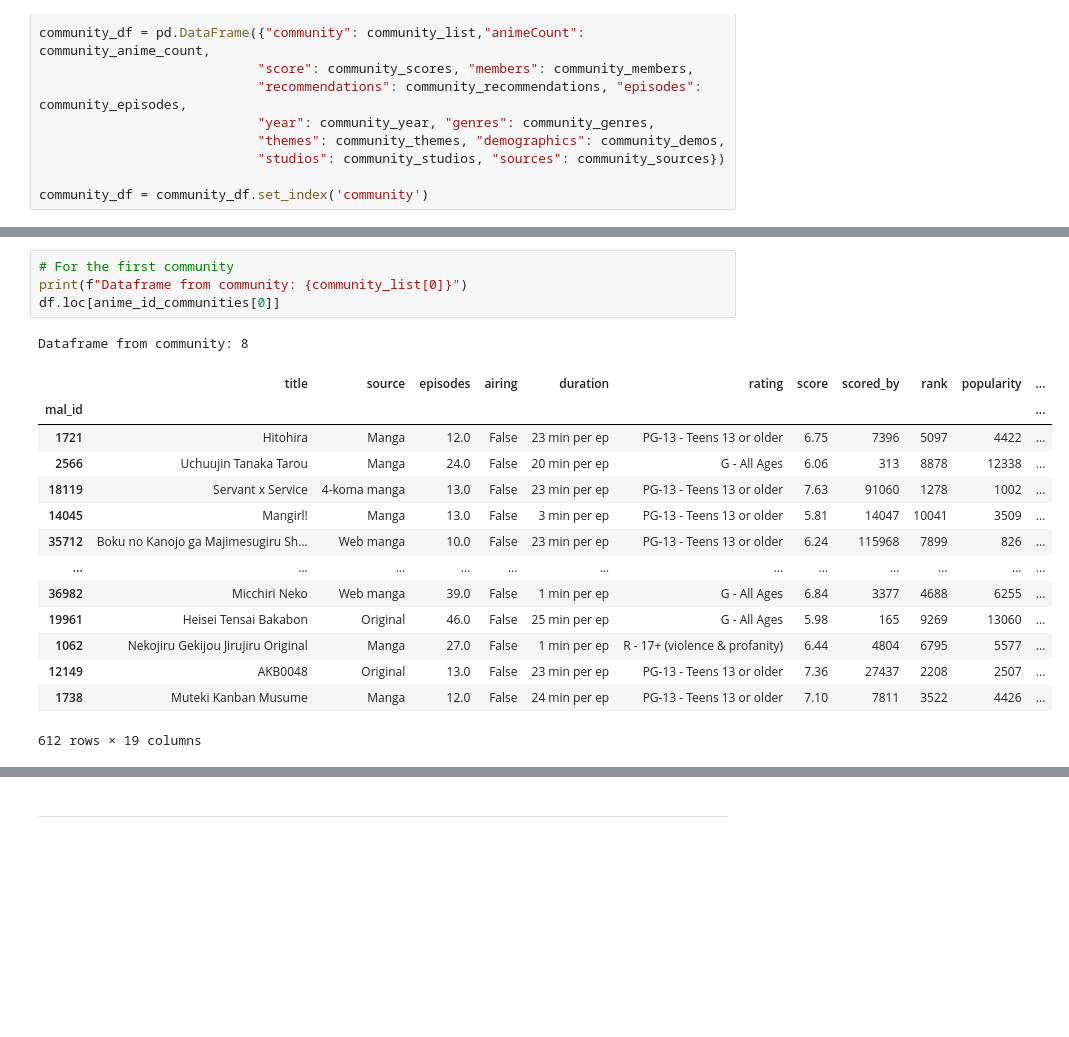
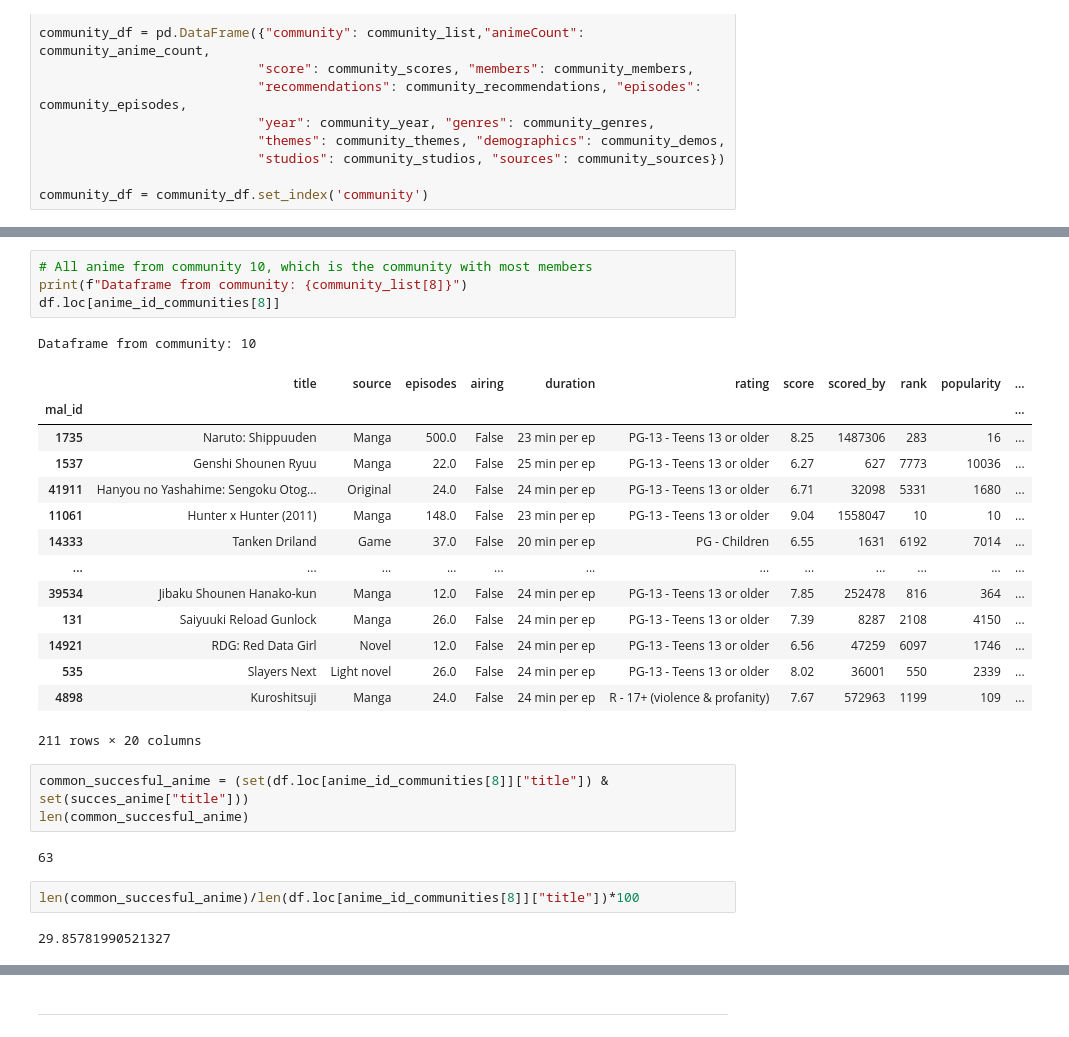
Before and after one commit to MarcBrejner/ProjectMAL, a Jupyter notebook: project.ipynb, the cells around one changed output, grey strips where cells are left out. Cells and saved outputs as stored; diff of their text form; blank space fills up the shorter version.

```diff
--- a/project.ipynb
+++ b/project.ipynb
@@ -852,20 +862,29 @@ community_df
 # %%
-# For the first community
-print(f"Dataframe from community: {community_list[0]}")
-df.loc[anime_id_communities[0]]
+# All anime from community 10, which is the community with most members
+print(f"Dataframe from community: {community_list[8]}")
+df.loc[anime_id_communities[8]]
 # %% [output]
-Dataframe from community: 8
+Dataframe from community: 10
 |  | title | source | episodes | airing | duration | rating | score | scored_by | rank | popularity | ... |
 | mal_id |  |  |  |  |  |  |  |  |  |  | ... |
-| 1721 | Hitohira | Manga | 12.0 | False | 23 min per ep | PG-13 - Teens 13 or older | 6.75 | 7396 | 5097 | 4422 | ... |
-| 2566 | Uchuujin Tanaka Tarou | Manga | 24.0 | False | 20 min per ep | G - All Ages | 6.06 | 313 | 8878 | 12338 | ... |
-| 18119 | Servant x Service | 4-koma manga | 13.0 | False | 23 min per ep | PG-13 - Teens 13 or older | 7.63 | 91060 | 1278 | 1002 | ... |
-| 14045 | Mangirl! | Manga | 13.0 | False | 3 min per ep | PG-13 - Teens 13 or older | 5.81 | 14047 | 10041 | 3509 | ... |
-| 35712 | Boku no Kanojo ga Majimesugiru Sh... | Web manga | 10.0 | False | 23 min per ep | PG-13 - Teens 13 or older | 6.24 | 115968 | 7899 | 826 | ... |
+| 1735 | Naruto: Shippuuden | Manga | 500.0 | False | 23 min per ep | PG-13 - Teens 13 or older | 8.25 | 1487306 | 283 | 16 | ... |
+| 1537 | Genshi Shounen Ryuu | Manga | 22.0 | False | 25 min per ep | PG-13 - Teens 13 or older | 6.27 | 627 | 7773 | 10036 | ... |
+| 41911 | Hanyou no Yashahime: Sengoku Otog... | Original | 24.0 | False | 24 min per ep | PG-13 - Teens 13 or older | 6.71 | 32098 | 5331 | 1680 | ... |
+| 11061 | Hunter x Hunter (2011) | Manga | 148.0 | False | 23 min per ep | PG-13 - Teens 13 or older | 9.04 | 1558047 | 10 | 10 | ... |
+| 14333 | Tanken Driland | Game | 37.0 | False | 20 min per ep | PG - Children | 6.55 | 1631 | 6192 | 7014 | ... |
 | ... | ... | ... | ... | ... | ... | ... | ... | ... | ... | ... | ... |
-| 36982 | Micchiri Neko | Web manga | 39.0 | False | 1 min per ep | G - All Ages | 6.84 | 3377 | 4688 | 6255 | ... |
-| 19961 | Heisei Tensai Bakabon | Original | 46.0 | False | 25 min per ep | G - All Ages | 5.98 | 165 | 9269 | 13060 | ... |
-| 1062 | Nekojiru Gekijou Jirujiru Original | Manga | 27.0 | False | 1 min per ep | R - 17+ (violence & profanity) | 6.44 | 4804 | 6795 | 5577 | ... |
-| 12149 | AKB0048 | Original | 13.0 | False | 23 min per ep | PG-13 - Teens 13 or older | 7.36 | 27437 | 2208 | 2507 | ... |
-| 1738 | Muteki Kanban Musume | Manga | 12.0 | False | 24 min per ep | PG-13 - Teens 13 or older | 7.10 | 7811 | 3522 | 4426 | ... |
+| 39534 | Jibaku Shounen Hanako-kun | Manga | 12.0 | False | 24 min per ep | PG-13 - Teens 13 or older | 7.85 | 252478 | 816 | 364 | ... |
+| 131 | Saiyuuki Reload Gunlock | Manga | 26.0 | False | 24 min per ep | PG-13 - Teens 13 or older | 7.39 | 8287 | 2108 | 4150 | ... |
+| 14921 | RDG: Red Data Girl | Novel | 12.0 | False | 24 min per ep | PG-13 - Teens 13 or older | 6.56 | 47259 | 6097 | 1746 | ... |
+| 535 | Slayers Next | Light novel | 26.0 | False | 24 min per ep | PG-13 - Teens 13 or older | 8.02 | 36001 | 550 | 2339 | ... |
+| 4898 | Kuroshitsuji | Manga | 24.0 | False | 24 min per ep | R - 17+ (violence & profanity) | 7.67 | 572963 | 1199 | 109 | ... |
-612 rows × 19 columns
+211 rows × 20 columns
+# %%
+common_succesful_anime = (set(df.loc[anime_id_communities[8]]["title"]) & set(succes_anime["title"]))
+len(common_succesful_anime)
+# %% [output]
+63
+# %%
+len(common_succesful_anime)/len(df.loc[anime_id_communities[8]]["title"])*100
+# %% [output]
+29.85781990521327
```
Also changed, not shown: parts of 4 cells of this notebook.
